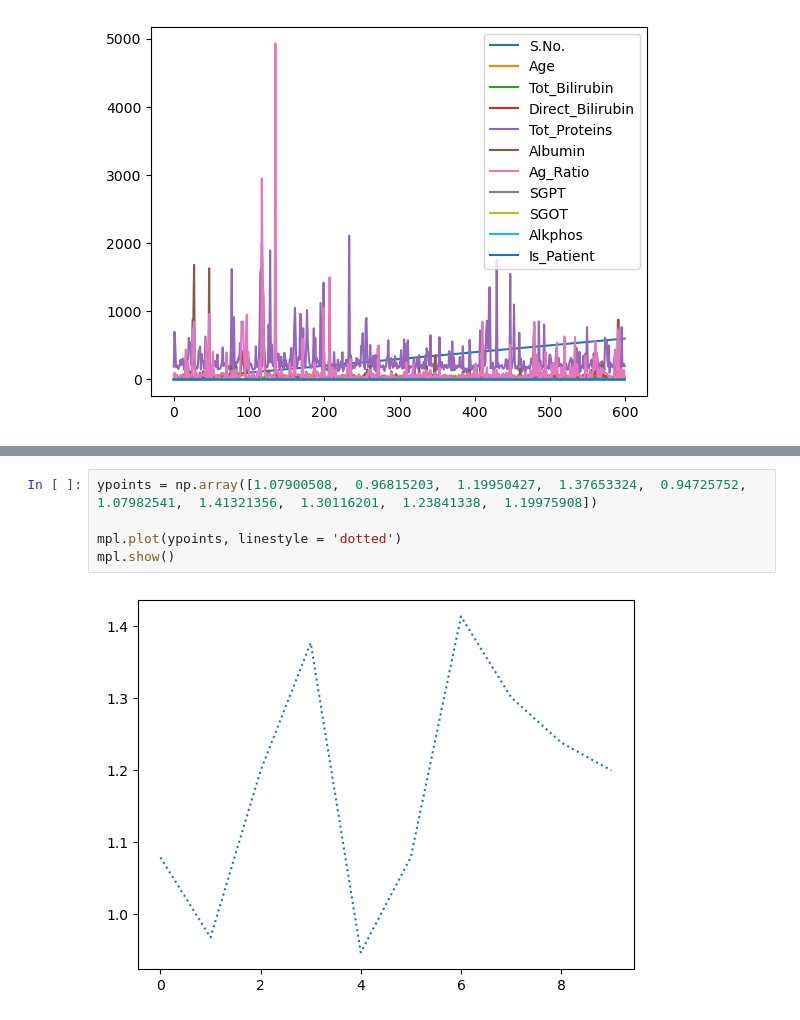
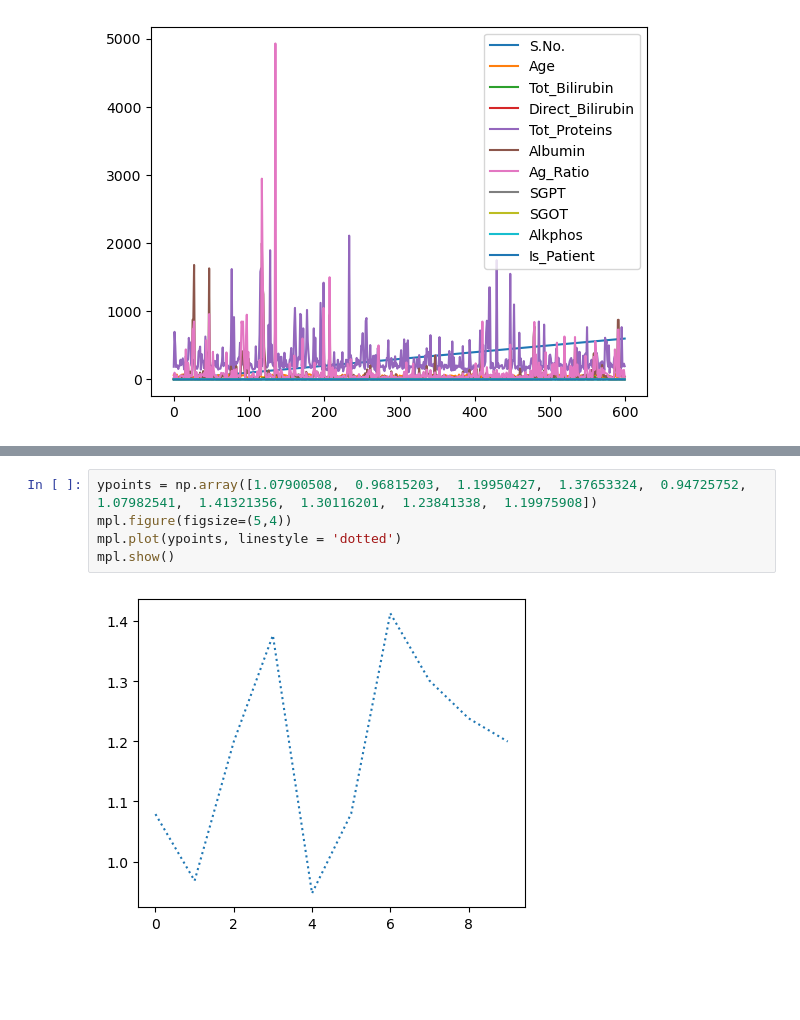
Before and after one commit to Suresh-gitnote/Git-Notes, a Jupyter notebook: Python/Project_Dataset/ILPD/ILPD.ipynb, the cells around one changed output, grey strips where cells are left out. Cells and saved outputs as stored; diff of their text form; blank space fills up the shorter version.

```diff
--- a/Python/Project_Dataset/ILPD/ILPD.ipynb
+++ b/Python/Project_Dataset/ILPD/ILPD.ipynb
@@ -414,10 +414,10 @@ mpl.show()
 # %%
 ypoints = np.array([1.07900508,  0.96815203,  1.19950427,  1.37653324,  0.94725752,  1.07982541,  1.41321356,  1.30116201,  1.23841338,  1.19975908])
-
+mpl.figure(figsize=(5,4))
 mpl.plot(ypoints, linestyle = 'dotted')
 mpl.show()
 # %% [output]
-[figure, old version]
+[figure, new version]
 # %%
 x = np.array([0.7,10.9,7.3,1,3.9,1.8,0.9,0.9,0.9,0.7])
 y = np.array([0.1,5.5,4.1,0.4,2,0.7,0.2,0.3,0.3,0.2])
```
Also changed, not shown: parts of 16 cells of this notebook.
